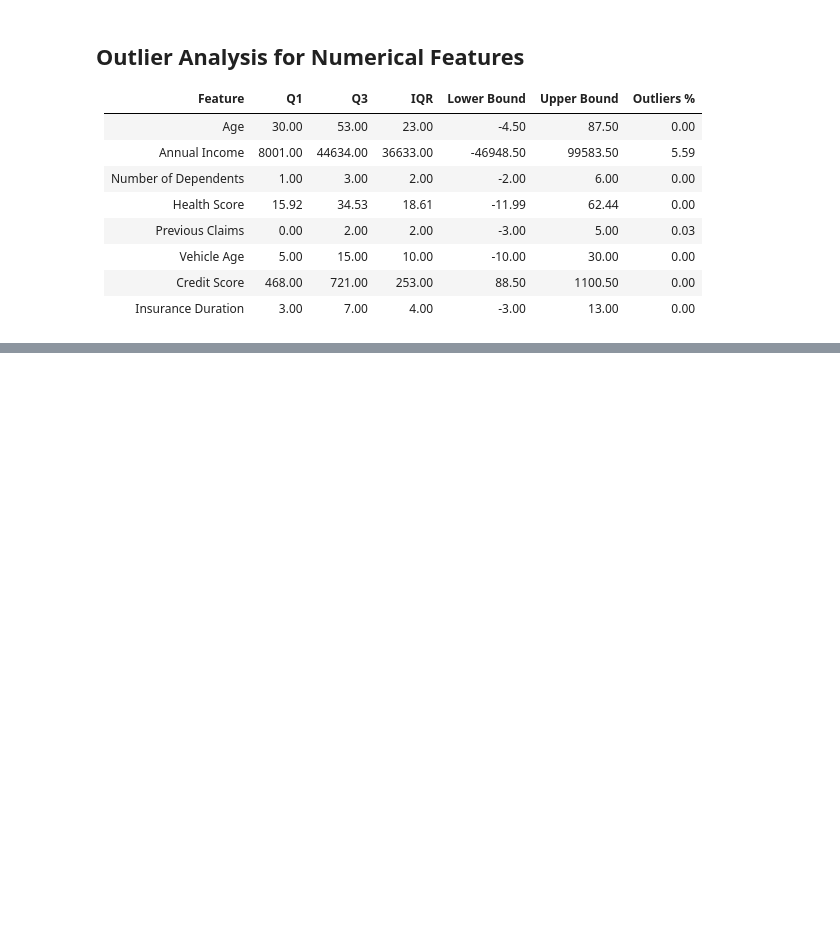
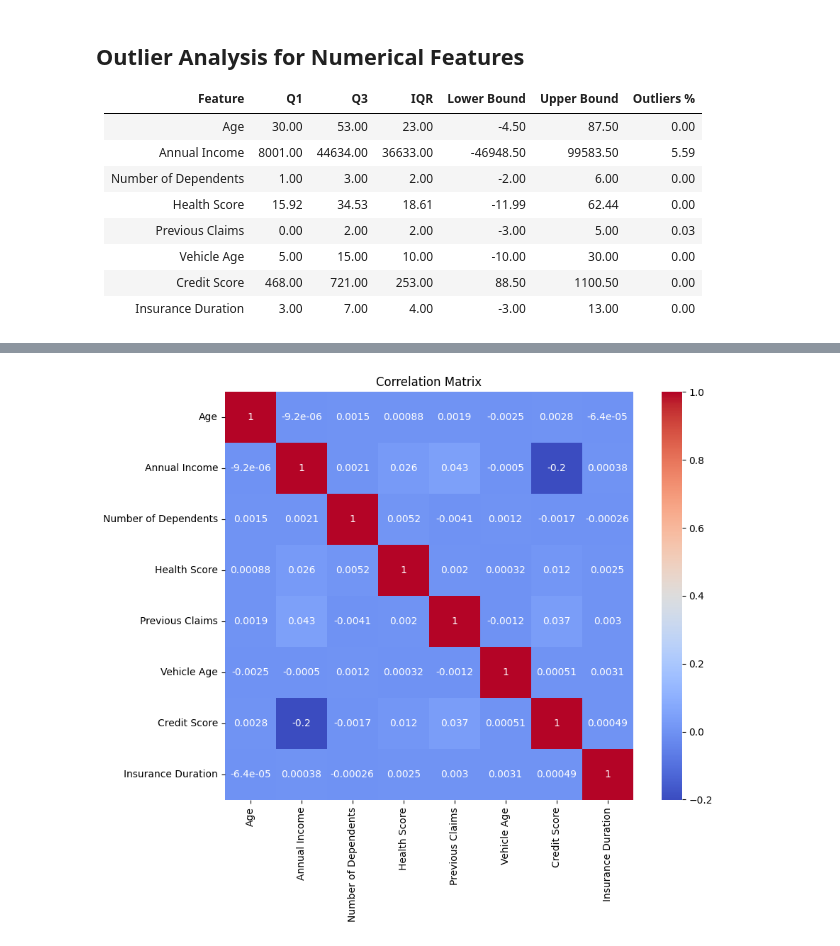
Before and after one commit to conscioustahoe/gradients, a Jupyter notebook: kaggle/s4e12.ipynb, the cells around one changed output, grey strips where cells are left out. Drawn from its saved outputs; the diff is of its cells as text; code cells hidden in the pictures; blank space fills up the shorter version.

```diff
--- a/kaggle/s4e12.ipynb
+++ b/kaggle/s4e12.ipynb
@@ -210,0 +281,15 @@ Markdown(outlier_analysis)
+# %%
+from scipy.stats import skew
+
+# Calculate skewness for each numeric feature
+skewness = train_df[num_cols].apply(skew)
+
+# Display skewness values
+print("Skewness:")
+print(skewness)
+
+# Apply log transformation to highly skewed variables
+for col in num_cols:
+    if skewness[col] > 1:
+        train_df[f'{col}_log'] = np.log1p(train_df[col])
+        print(f"Applied log transformation to {col}")
@@ -210,0 +307,12 @@ Markdown(outlier_analysis)
+# %%
+# Calculate correlation matrix
+corr_matrix = train_df[num_cols].corr()
+
+# Create heatmap
+plt.figure(figsize=(10, 8))
+sns.heatmap(corr_matrix, annot=True, cmap='coolwarm', square=True)
+plt.title('Correlation Matrix')
+plt.tight_layout()
+plt.show()
+# %% [output]
+[figure, added]
```
Also changed, not shown: parts of 4 cells of this notebook.
